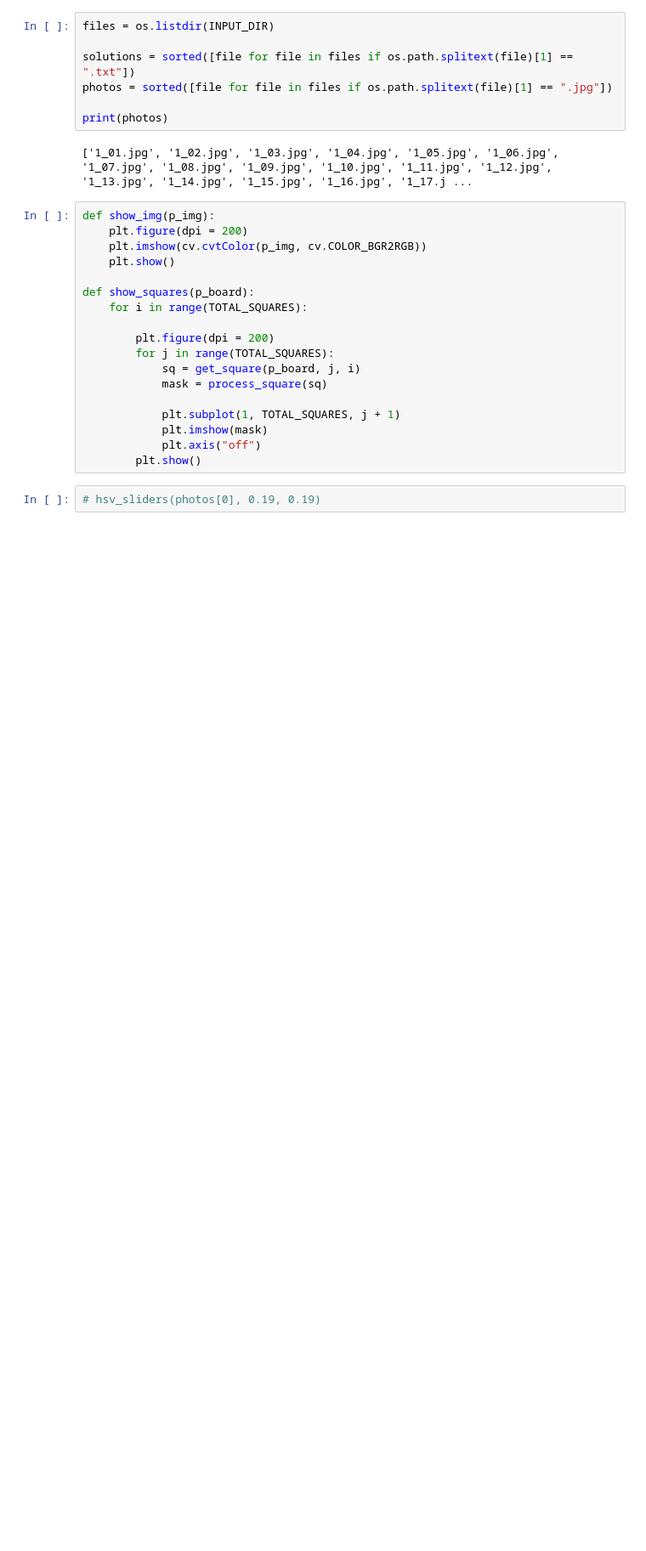
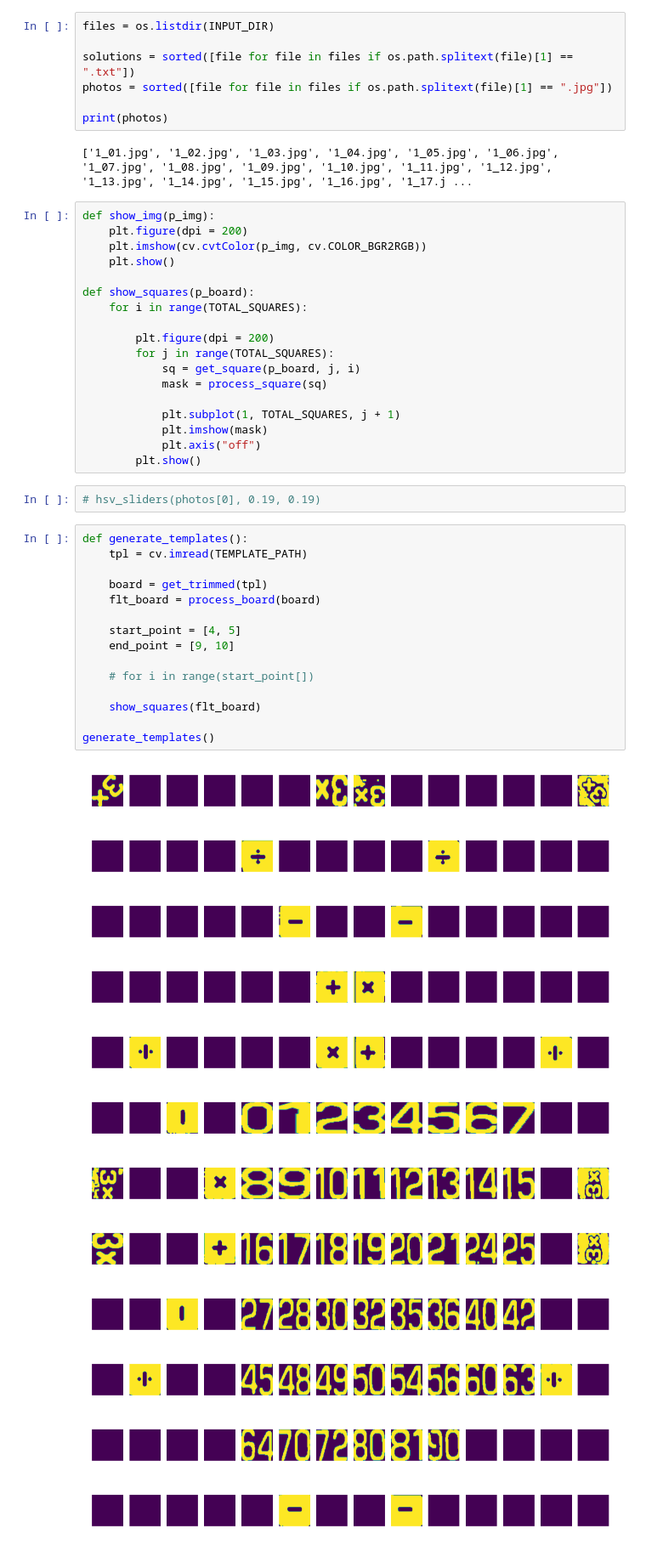
Before and after one commit to mircea-mihail/mathable-vision, a Jupyter notebook: src/solve-mathable.ipynb, the cells around one changed output. Shown at 85% size. Saved outputs shown, nothing was run; the diff lists cells and outputs as text; blank space fills up the shorter version.

Commit message:
started implementing a function to get templates from numbers

```diff
--- a/src/solve-mathable.ipynb
+++ b/src/solve-mathable.ipynb
@@ -35,3 +35,31 @@ def show_squares(p_board):
         plt.show()
 # %%
 # hsv_sliders(photos[0], 0.19, 0.19)
+# %%
+def generate_templates():
+    tpl = cv.imread(TEMPLATE_PATH)
+
+    board = get_trimmed(tpl)
+    flt_board = process_board(board)
+
+    start_point = [4, 5]
+    end_point = [9, 10]
+
+    # for i in range(start_point[])
+
+    show_squares(flt_board)
+
+generate_templates()
+# %% [output]
+[figure, added]
+[figure, added]
+[figure, added]
+[figure, added]
+[figure, added]
+[figure, added]
+[figure, added]
+[figure, added]
+[figure, added]
+[figure, added]
+[figure, added]
+[figure, added]
```
Also changed, not shown: parts of 2 cells of this notebook, 2 other files.
